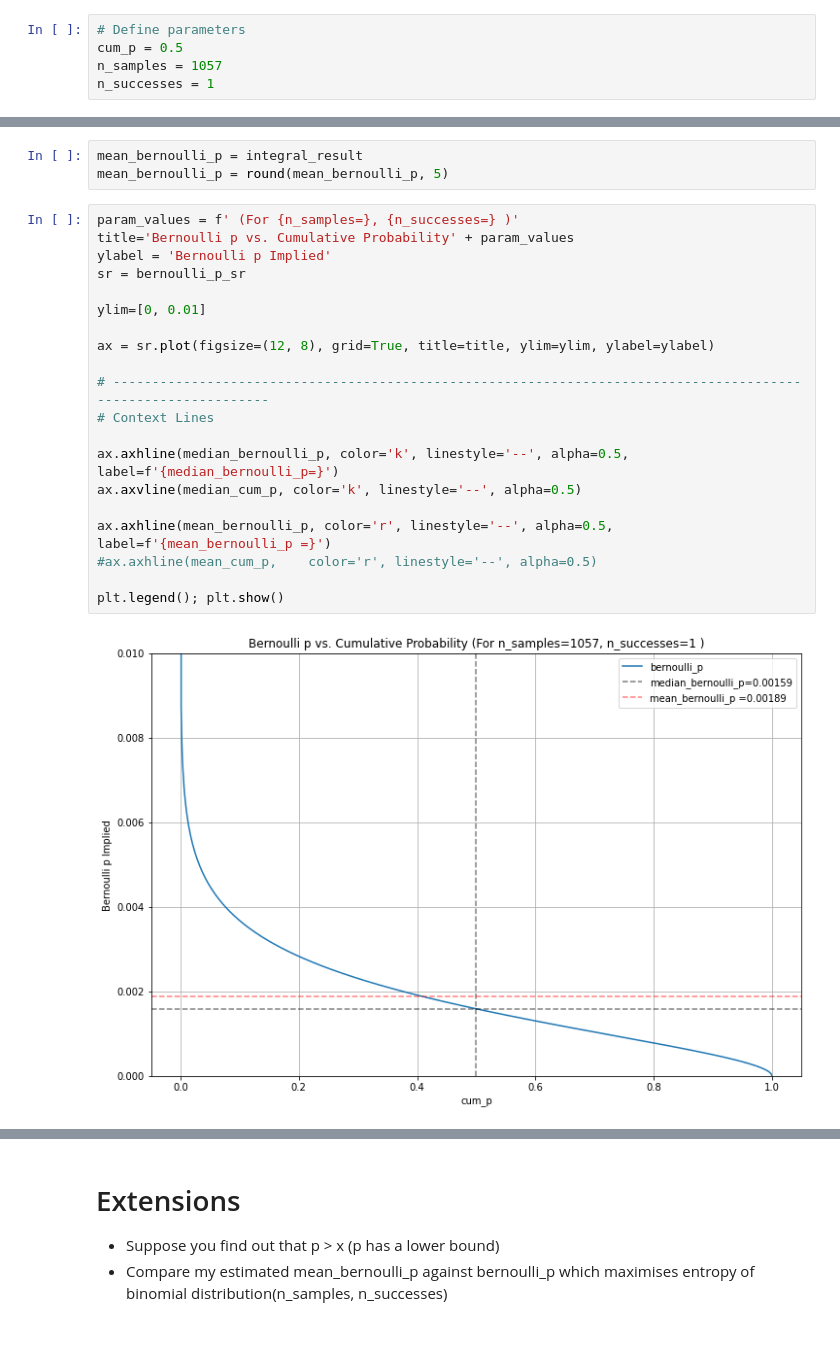
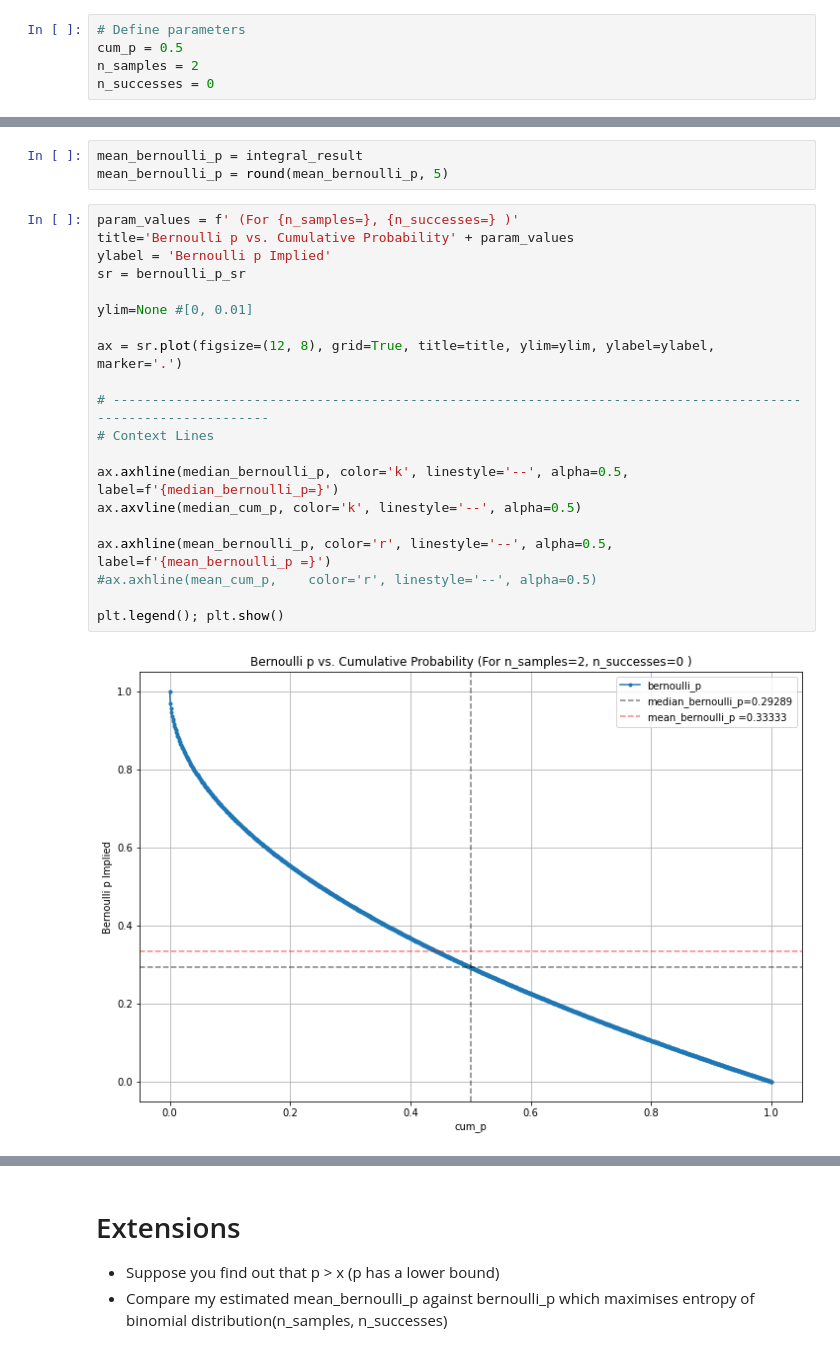
Before and after one commit to FergM/fattails, a Jupyter notebook: notebooks/random diversions/2025-02 Maximum Ignorance for Bernoulli Trials.ipynb, the cells around one changed output, grey strips where cells are left out. Cells and saved outputs as stored; diff of their text form.

```diff
--- a/notebooks/random diversions/2025-02 Maximum Ignorance for Bernoulli Trials.ipynb
+++ b/notebooks/random diversions/2025-02 Maximum Ignorance for Bernoulli Trials.ipynb
@@ -26,8 +98,8 @@ Reasoning:
 # %%
 # Define parameters
 cum_p = 0.5
-n_samples = 1057
-n_successes = 1
+n_samples = 2
+n_successes = 0
 # %% [markdown]
 Calculate Cumulative Probability:
 # %%
@@ -197,25 +325,25 @@ mean_bernoulli_p = round(mean_bernoulli_p, 5)
 # %%
 param_values = f' (For {n_samples=}, {n_successes=} )'
 title='Bernoulli p vs. Cumulative Probability' + param_values
 ylabel = 'Bernoulli p Implied'
 sr = bernoulli_p_sr
 
-ylim=[0, 0.01]
+ylim=None #[0, 0.01]
 
-ax = sr.plot(figsize=(12, 8), grid=True, title=title, ylim=ylim, ylabel=ylabel)
+ax = sr.plot(figsize=(12, 8), grid=True, title=title, ylim=ylim, ylabel=ylabel, marker='.')
 
 # --------------------------------------------------------------------------------------------------------------
 # Context Lines
 
 ax.axhline(median_bernoulli_p, color='k', linestyle='--', alpha=0.5, label=f'{median_bernoulli_p=}')
 ax.axvline(median_cum_p, color='k', linestyle='--', alpha=0.5)
 
 ax.axhline(mean_bernoulli_p, color='r', linestyle='--', alpha=0.5, label=f'{mean_bernoulli_p =}')
 #ax.axhline(mean_cum_p,    color='r', linestyle='--', alpha=0.5)
 
 plt.legend(); plt.show()
 # %% [output]
-[figure, old version]
+[figure, new version]
 # %%
 print(f'Max Ignorance Median Implies One in {round(1/median_bernoulli_p)}')
 print(f'Max Ignorance Mean Implies One in {round(1/mean_bernoulli_p)}')
```
Also changed, not shown: parts of 48 cells of this notebook.
